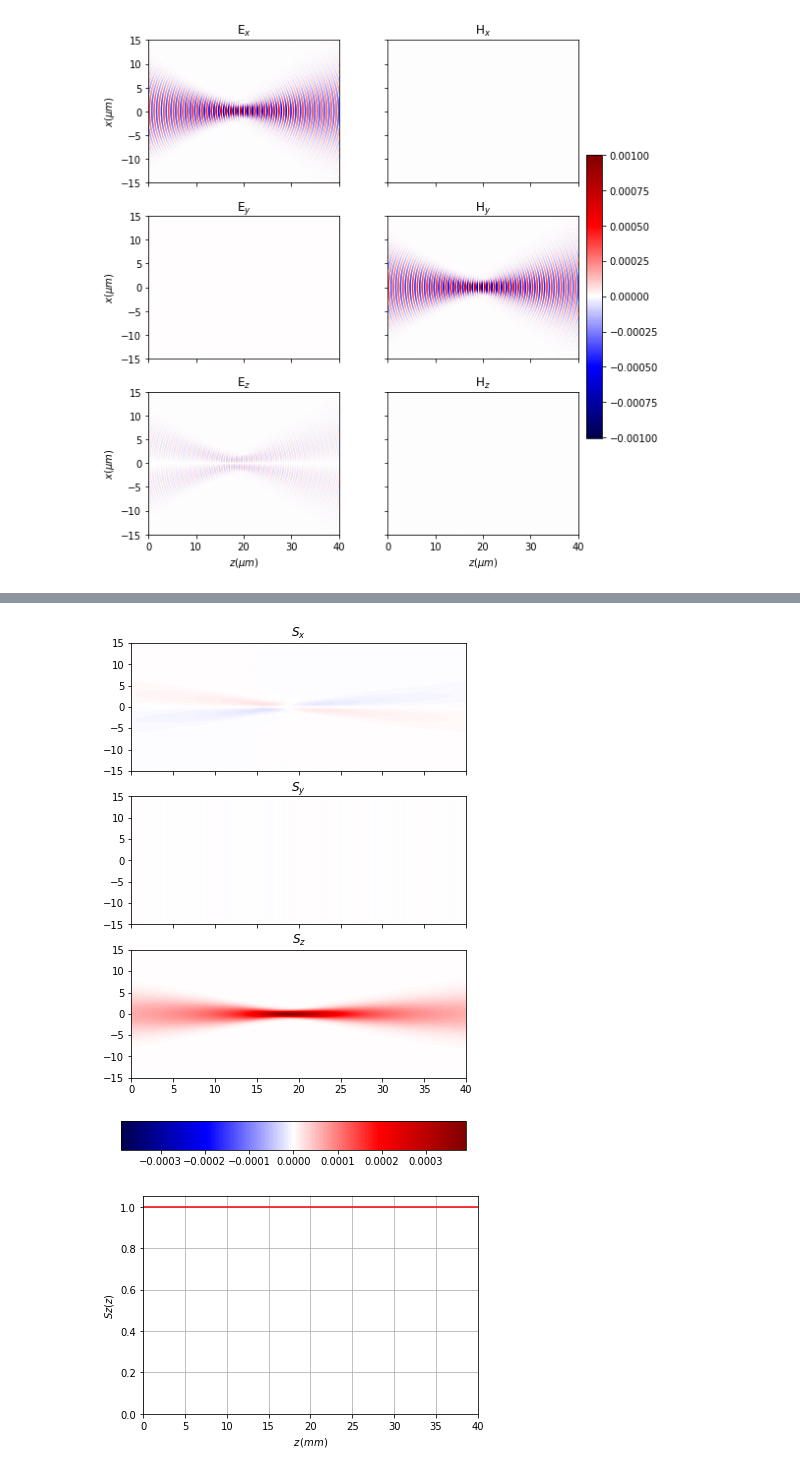
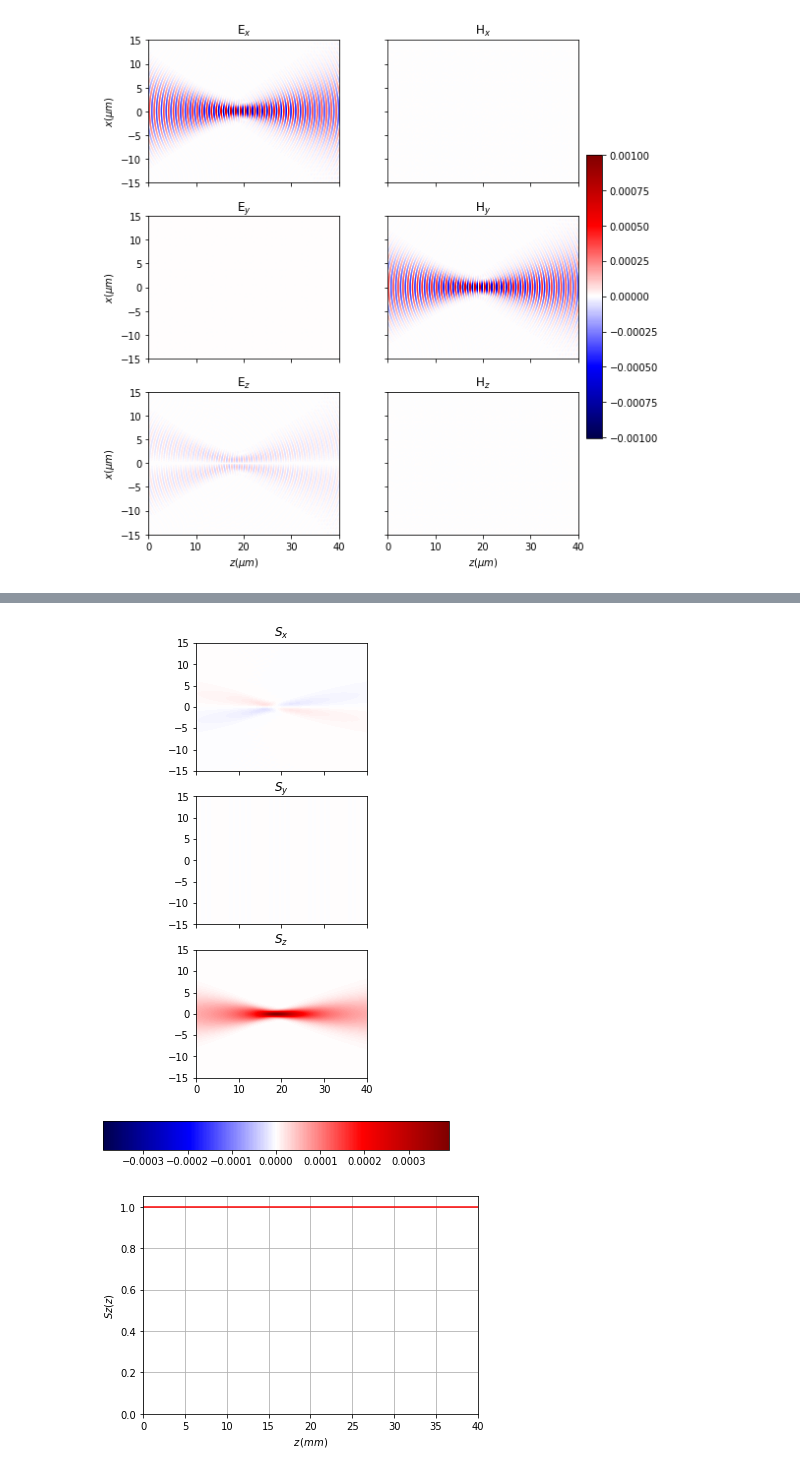
Before and after one commit to aocg-ucm/diffractio, a Jupyter notebook: docs/source/examples_vector/gauss_beam.ipynb, the cells around one changed output, grey strips where cells are left out. Saved outputs shown, nothing was run; the diff lists cells and outputs as text; code cells hidden in the pictures.

```diff
--- a/docs/source/examples_vector/gauss_beam.ipynb
+++ b/docs/source/examples_vector/gauss_beam.ipynb
@@ -68,7 +68,7 @@ EH_xz.energy_density(has_draw=True, axis='auto')
 # %%
-Sx, Sy, Sz = EH_xz.Poynting_vector_averaged(has_draw=True, axis='auto')
+Sx, Sy, Sz = EH_xz.Poynting_vector_averaged(has_draw=True, draw_borders=True, scale='scaled')
 # %% [output]
-[figure, old version]
+[figure, new version]
 # %%
 Sz_c = EH_xz.check_energy()
 plt.ylim(0,1.05)
```
Also changed, not shown: parts of 8 cells of this notebook, 42 other files.
